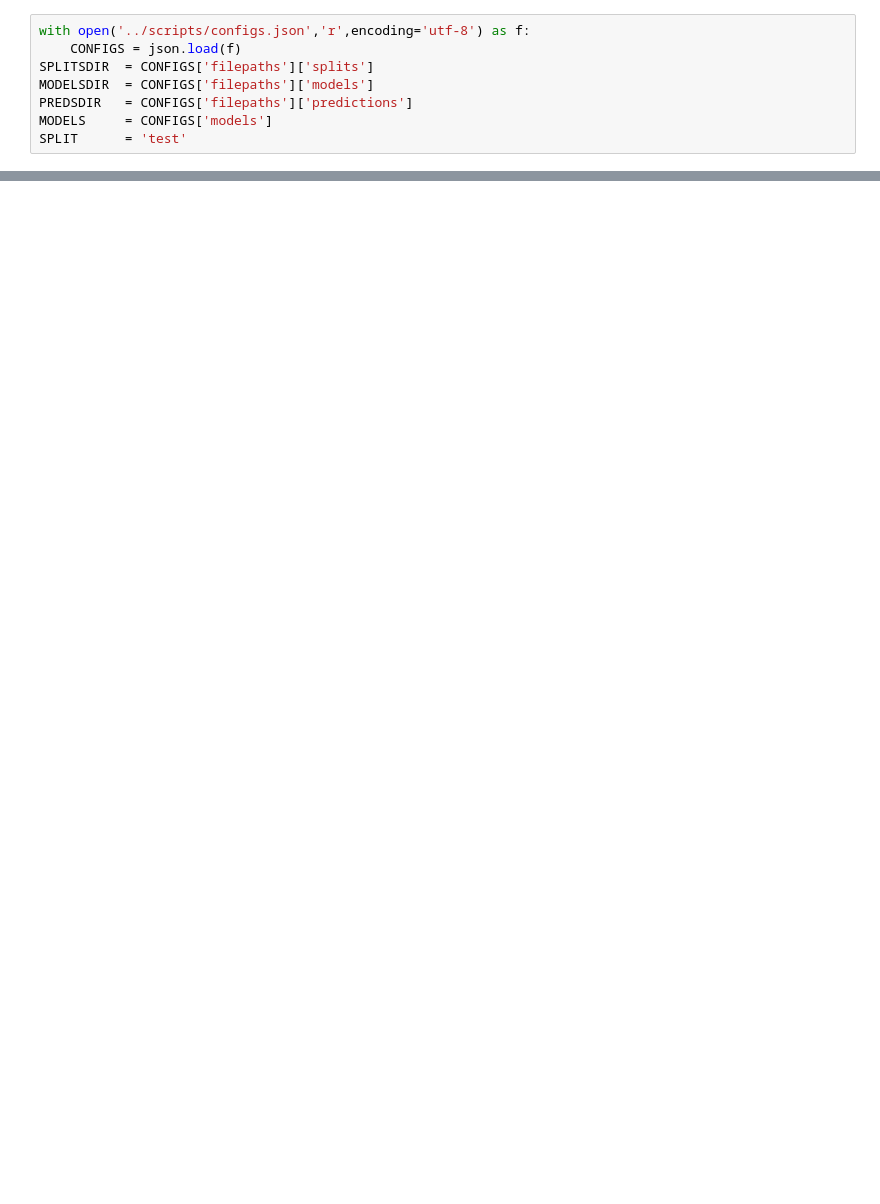
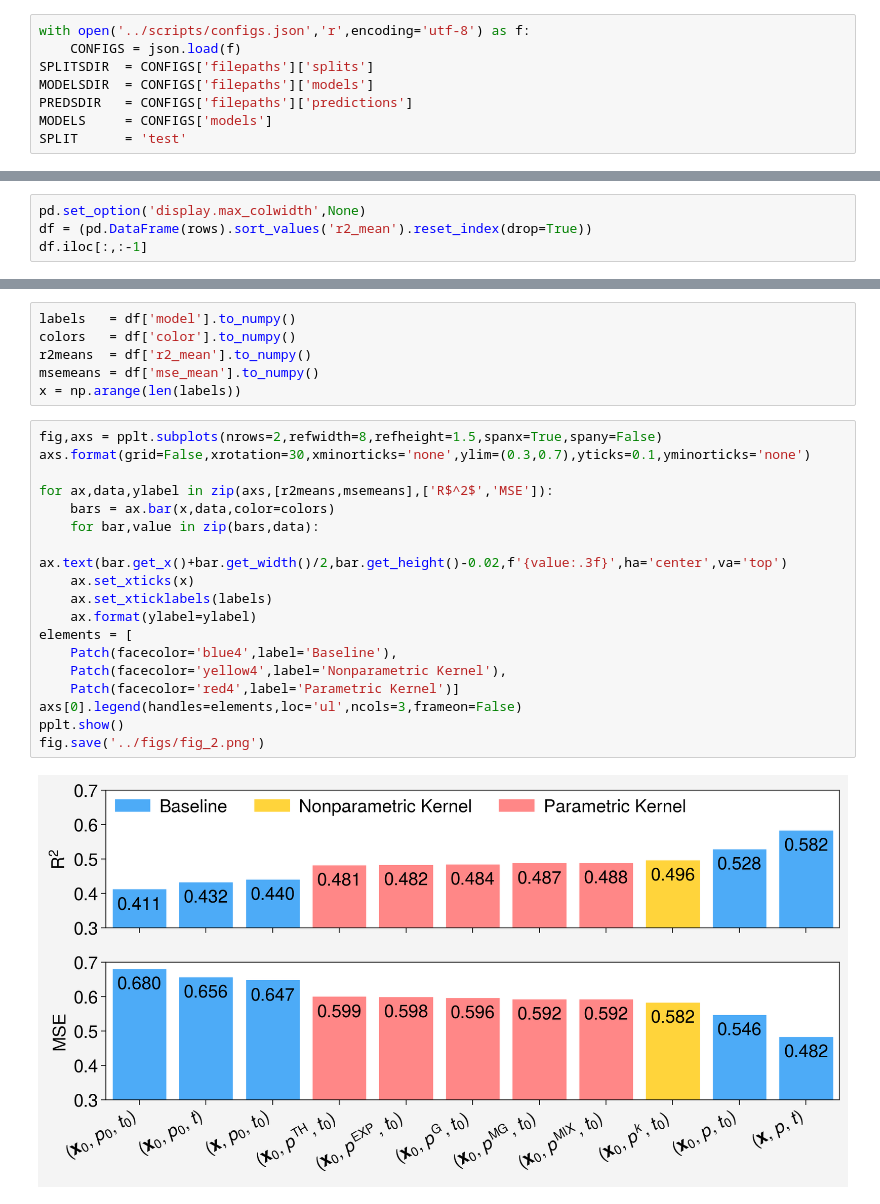
Before and after one commit to savannahferretti/monsoon-kernels, a Jupyter notebook: notebooks/bars.ipynb, the cells around one changed output, grey strips where cells are left out. Saved outputs shown, nothing was run; the diff lists cells and outputs as text; blank space fills up the shorter version.

```diff
--- a/notebooks/bars.ipynb
+++ b/notebooks/bars.ipynb
@@ -95,0 +78,4 @@ fig.save('../figs/fig_2.png')
+# %%
+pd.set_option('display.max_colwidth',None)
+df = (pd.DataFrame(rows).sort_values('r2_mean').reset_index(drop=True))
+df.iloc[:,:-1]
@@ -95,0 +95,26 @@ fig.save('../figs/fig_2.png')
+# %%
+labels   = df['model'].to_numpy()
+colors   = df['color'].to_numpy()
+r2means  = df['r2_mean'].to_numpy()
+msemeans = df['mse_mean'].to_numpy()
+x = np.arange(len(labels))
+# %%
+fig,axs = pplt.subplots(nrows=2,refwidth=8,refheight=1.5,spanx=True,spany=False)
+axs.format(grid=False,xrotation=30,xminorticks='none',ylim=(0.3,0.7),yticks=0.1,yminorticks='none')
+
+for ax,data,ylabel in zip(axs,[r2means,msemeans],['R$^2$','MSE']):
+    bars = ax.bar(x,data,color=colors)
+    for bar,value in zip(bars,data):
+        ax.text(bar.get_x()+bar.get_width()/2,bar.get_height()-0.02,f'{value:.3f}',ha='center',va='top')
+    ax.set_xticks(x)
+    ax.set_xticklabels(labels)
+    ax.format(ylabel=ylabel)
+elements = [
+    Patch(facecolor='blue4',label='Baseline'),
+    Patch(facecolor='yellow4',label='Nonparametric Kernel'),
+    Patch(facecolor='red4',label='Parametric Kernel')]
+axs[0].legend(handles=elements,loc='ul',ncols=3,frameon=False)
+pplt.show()
+fig.save('../figs/fig_2.png')
+# %% [output]
+[figure, added]
```
Also changed, not shown: parts of 7 cells of this notebook, 3 other files.
